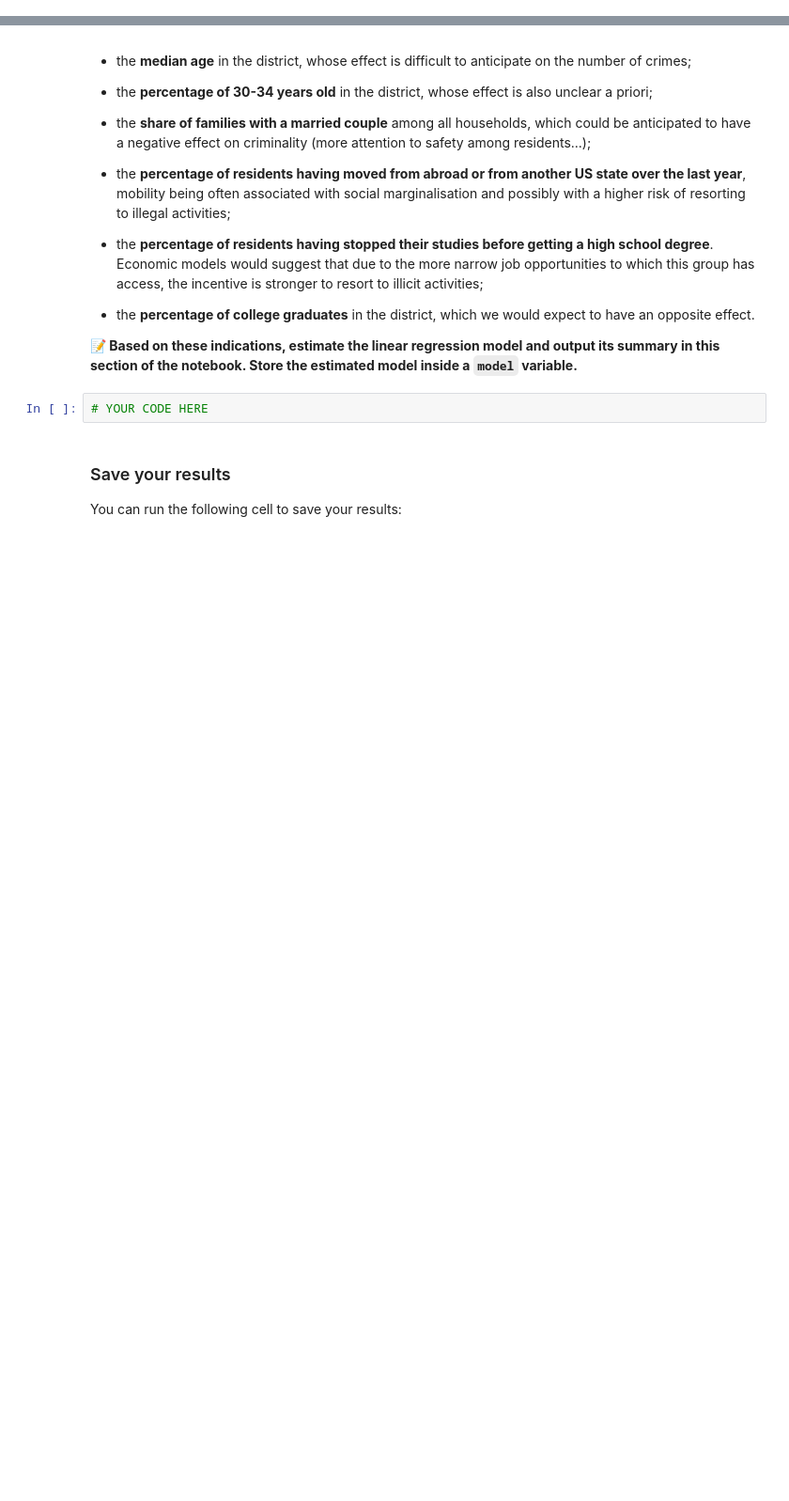
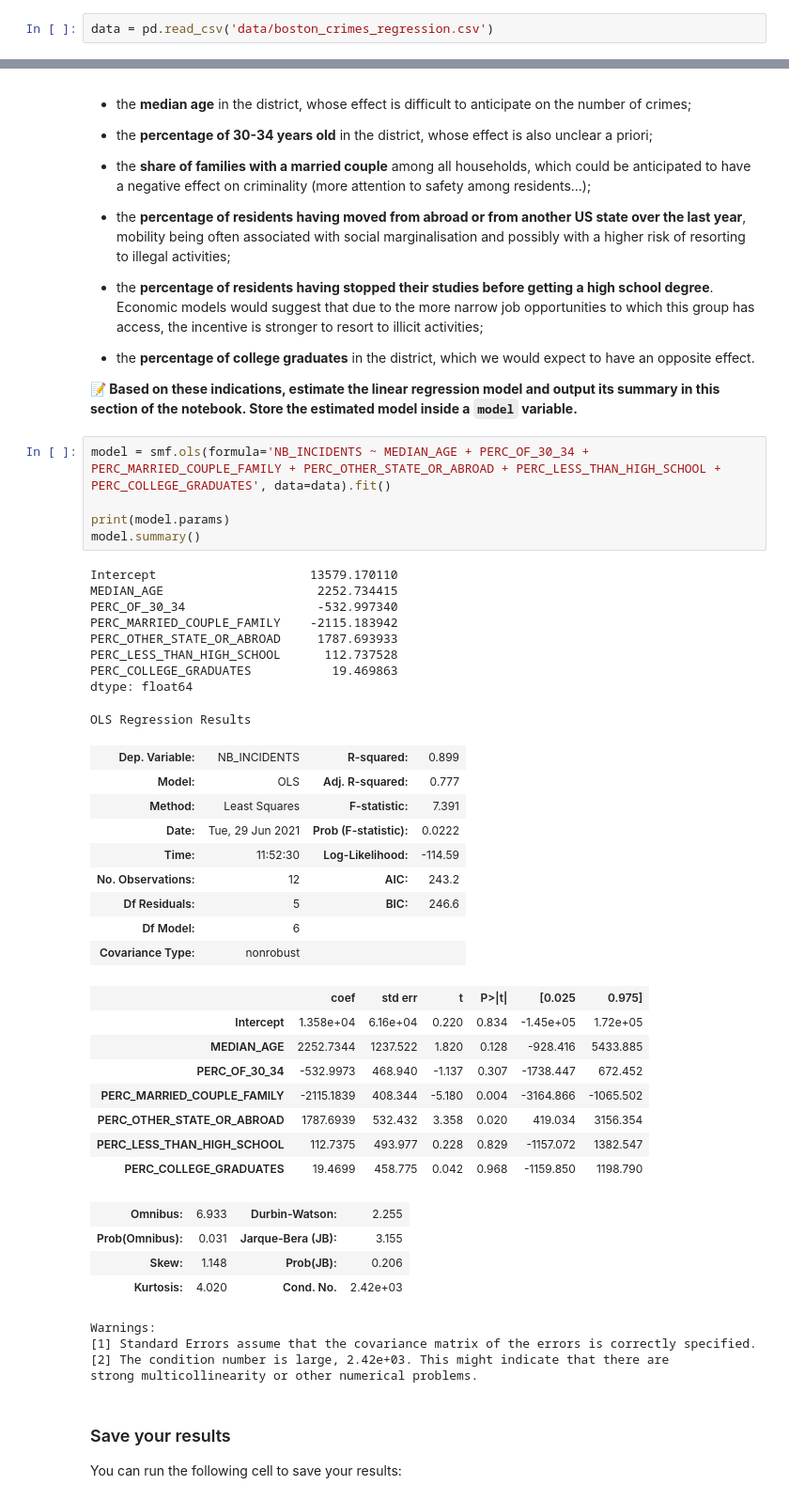
Before and after one commit to JPRezler/data-certification-exam, a Jupyter notebook: decision_science/boston_crimes.ipynb, the cells around one changed output, grey strips where cells are left out. Shown: that part at 94% size. Drawn from its saved outputs; the diff is of its cells as text; blank space fills up the shorter version.

```diff
--- a/decision_science/boston_crimes.ipynb
+++ b/decision_science/boston_crimes.ipynb
@@ -160,0 +201,2 @@ To make sure that you are using the right data, you can load a fresh dataset fro
+# %%
+data = pd.read_csv('data/boston_crimes_regression.csv')
@@ -185,8 +248,46 @@ We will focus on the following regressors:
 - the **percentage of college graduates** in the district, which we would expect to have an opposite effect.
 
 **📝 Based on these indications, estimate the linear regression model and output its summary in this section of the notebook. Store the estimated model inside a `model` variable.**
-# %%
-# YOUR CODE HERE
+# %%
+model = smf.ols(formula='NB_INCIDENTS ~ MEDIAN_AGE + PERC_OF_30_34 + PERC_MARRIED_COUPLE_FAMILY + PERC_OTHER_STATE_OR_ABROAD + PERC_LESS_THAN_HIGH_SCHOOL + PERC_COLLEGE_GRADUATES', data=data).fit()
+
+print(model.params)
+model.summary()
+# %% [output]
+Intercept                     13579.170110
+MEDIAN_AGE                     2252.734415
+PERC_OF_30_34                  -532.997340
+PERC_MARRIED_COUPLE_FAMILY    -2115.183942
+PERC_OTHER_STATE_OR_ABROAD     1787.693933
+PERC_LESS_THAN_HIGH_SCHOOL      112.737528
+PERC_COLLEGE_GRADUATES           19.469863
+dtype: float64
+OLS Regression Results
+| Dep. Variable: | NB_INCIDENTS | R-squared: | 0.899 |
+| Model: | OLS | Adj. R-squared: | 0.777 |
+| Method: | Least Squares | F-statistic: | 7.391 |
+| Date: | Tue, 29 Jun 2021 | Prob (F-statistic): | 0.0222 |
+| Time: | 11:52:30 | Log-Likelihood: | -114.59 |
+| No. Observations: | 12 | AIC: | 243.2 |
+| Df Residuals: | 5 | BIC: | 246.6 |
+| Df Model: | 6 |  |  |
+| Covariance Type: | nonrobust |  |  |
+|  | coef | std err | t | P>|t| | [0.025 | 0.975] |
+| Intercept | 1.358e+04 | 6.16e+04 | 0.220 | 0.834 | -1.45e+05 | 1.72e+05 |
+| MEDIAN_AGE | 2252.7344 | 1237.522 | 1.820 | 0.128 | -928.416 | 5433.885 |
+| PERC_OF_30_34 | -532.9973 | 468.940 | -1.137 | 0.307 | -1738.447 | 672.452 |
+| PERC_MARRIED_COUPLE_FAMILY | -2115.1839 | 408.344 | -5.180 | 0.004 | -3164.866 | -1065.502 |
+| PERC_OTHER_STATE_OR_ABROAD | 1787.6939 | 532.432 | 3.358 | 0.020 | 419.034 | 3156.354 |
+| PERC_LESS_THAN_HIGH_SCHOOL | 112.7375 | 493.977 | 0.228 | 0.829 | -1157.072 | 1382.547 |
+| PERC_COLLEGE_GRADUATES | 19.4699 | 458.775 | 0.042 | 0.968 | -1159.850 | 1198.790 |
+| Omnibus: | 6.933 | Durbin-Watson: | 2.255 |
+| Prob(Omnibus): | 0.031 | Jarque-Bera (JB): | 3.155 |
+| Skew: | 1.148 | Prob(JB): | 0.206 |
+| Kurtosis: | 4.020 | Cond. No. | 2.42e+03 |
+Warnings:
+[1] Standard Errors assume that the covariance matrix of the errors is correctly specified.
+[2] The condition number is large, 2.42e+03. This might indicate that there are
+strong multicollinearity or other numerical problems.
 # %% [markdown]
 ### Save your results
 
```
Also changed, not shown: parts of 27 cells of this notebook, 4 other files.
